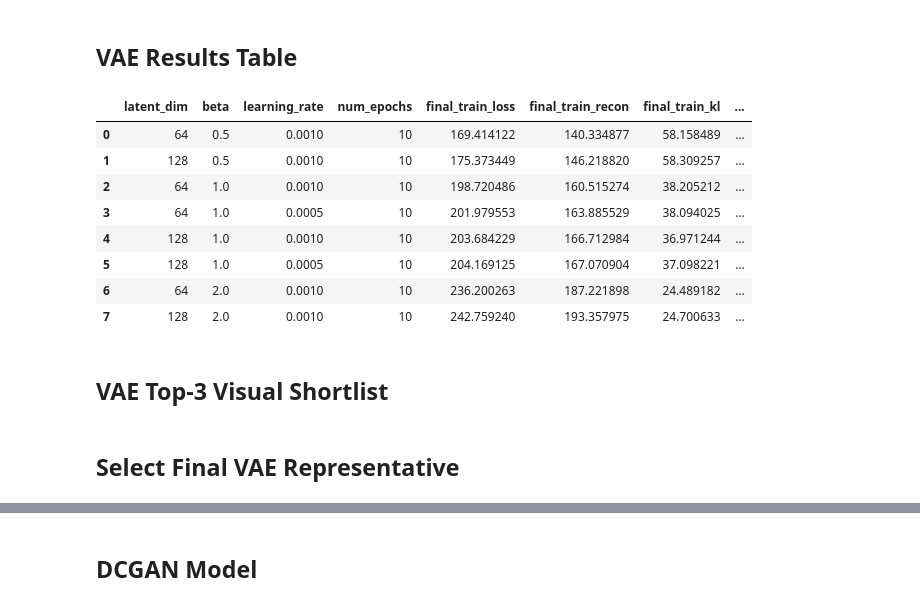
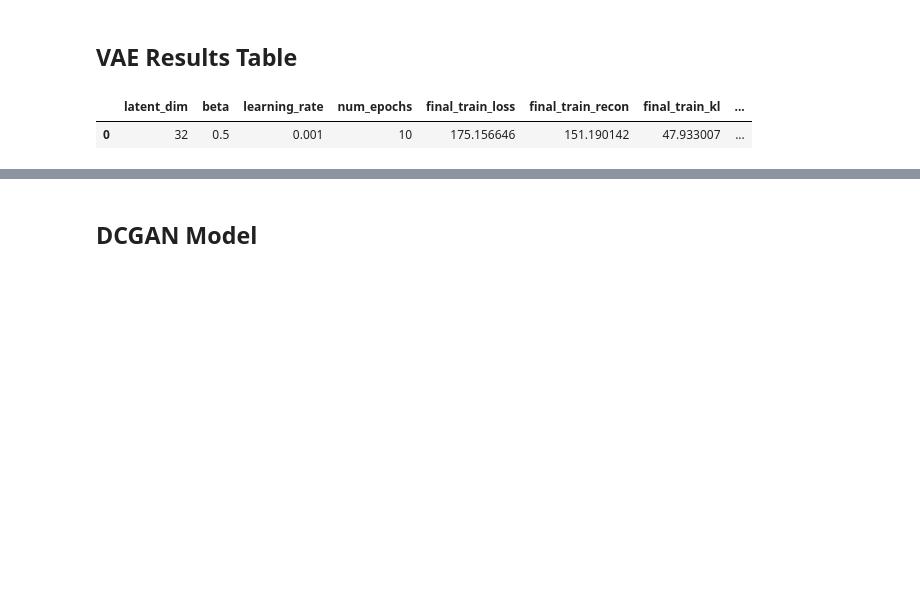
Before and after one commit to alexferreiraQuicktrend/GAI-Project1, a Jupyter notebook: ArtBench10_Student_Start_Pack.ipynb, the cells around one changed output, grey strips where cells are left out. Cells and saved outputs as stored; diff of their text form; code cells hidden in the pictures; blank space fills up the shorter version.

```diff
--- a/ArtBench10_Student_Start_Pack.ipynb
+++ b/ArtBench10_Student_Start_Pack.ipynb
@@ -682,21 +682,21 @@ def train_one_epoch_vae(model, dataloader, optimizer, device, beta=1.0):
 
 vae_configs = [
     {"latent_dim": 32,  "beta": 0.5, "learning_rate": 1e-3},
-    {"latent_dim": 64,  "beta": 0.5, "learning_rate": 1e-3},
-    {"latent_dim": 128, "beta": 0.5, "learning_rate": 1e-3},
-    {"latent_dim": 256, "beta": 0.5, "learning_rate": 1e-3},
+    # {"latent_dim": 64,  "beta": 0.5, "learning_rate": 1e-3},
+    # {"latent_dim": 128, "beta": 0.5, "learning_rate": 1e-3},
+    # {"latent_dim": 256, "beta": 0.5, "learning_rate": 1e-3},
 
-    {"latent_dim": 64,  "beta": 1.0, "learning_rate": 1e-3},
-    {"latent_dim": 128, "beta": 1.0, "learning_rate": 1e-3},
+    # {"latent_dim": 64,  "beta": 1.0, "learning_rate": 1e-3},
+    # {"latent_dim": 128, "beta": 1.0, "learning_rate": 1e-3},
 
-    {"latent_dim": 64,  "beta": 2.0, "learning_rate": 1e-3},
-    {"latent_dim": 128, "beta": 2.0, "learning_rate": 1e-3},
+    # {"latent_dim": 64,  "beta": 2.0, "learning_rate": 1e-3},
+    # {"latent_dim": 128, "beta": 2.0, "learning_rate": 1e-3},
 
-    {"latent_dim": 64,  "beta": 0.5, "learning_rate": 5e-4},
-    {"latent_dim": 128, "beta": 0.5, "learning_rate": 5e-4},
+    # {"latent_dim": 64,  "beta": 0.5, "learning_rate": 5e-4},
+    # {"latent_dim": 128, "beta": 0.5, "learning_rate": 5e-4},
 
-    {"latent_dim": 64,  "beta": 1.0, "learning_rate": 5e-4},
-    {"latent_dim": 128, "beta": 1.0, "learning_rate": 5e-4},
+    # {"latent_dim": 64,  "beta": 1.0, "learning_rate": 5e-4},
+    # {"latent_dim": 128, "beta": 1.0, "learning_rate": 5e-4},
 ]
 
 vae_num_epochs_search = 10
@@ -835,22 +821,8 @@ Epoch [1/10] loss=443.0389 recon=423.3529 kl=19.6860
 # %%
 import pandas as pd
 
-vae_results_df = pd.DataFrame(vae_results)
-vae_results_df = vae_results_df.sort_values(
-    by="final_train_loss",
-    ascending=True
-).reset_index(drop=True)
-
+vae_results_df = pd.DataFrame(vae_results).reset_index(drop=True)
 vae_results_df
 # %% [output]
 |  | latent_dim | beta | learning_rate | num_epochs | final_train_loss | final_train_recon | final_train_kl | ... |
-| 0 | 64 | 0.5 | 0.0010 | 10 | 169.414122 | 140.334877 | 58.158489 | ... |
-| 1 | 128 | 0.5 | 0.0010 | 10 | 175.373449 | 146.218820 | 58.309257 | ... |
-| 2 | 64 | 1.0 | 0.0010 | 10 | 198.720486 | 160.515274 | 38.205212 | ... |
-| 3 | 64 | 1.0 | 0.0005 | 10 | 201.979553 | 163.885529 | 38.094025 | ... |
-| 4 | 128 | 1.0 | 0.0010 | 10 | 203.684229 | 166.712984 | 36.971244 | ... |
-| 5 | 128 | 1.0 | 0.0005 | 10 | 204.169125 | 167.070904 | 37.098221 | ... |
-| 6 | 64 | 2.0 | 0.0010 | 10 | 236.200263 | 187.221898 | 24.489182 | ... |
-| 7 | 128 | 2.0 | 0.0010 | 10 | 242.759240 | 193.357975 | 24.700633 | ... |
+| 0 | 32 | 0.5 | 0.001 | 10 | 175.156646 | 151.190142 | 47.933007 | ... |
-# %% [markdown]
-## VAE Top-3 Visual Shortlist
@@ -878,2 +828,0 @@ for _, row in top_vae_rows.iterrows():
-# %% [markdown]
-## Select Final VAE Representative
```
Also changed, not shown: parts of 64 cells of this notebook, 4 other files.
